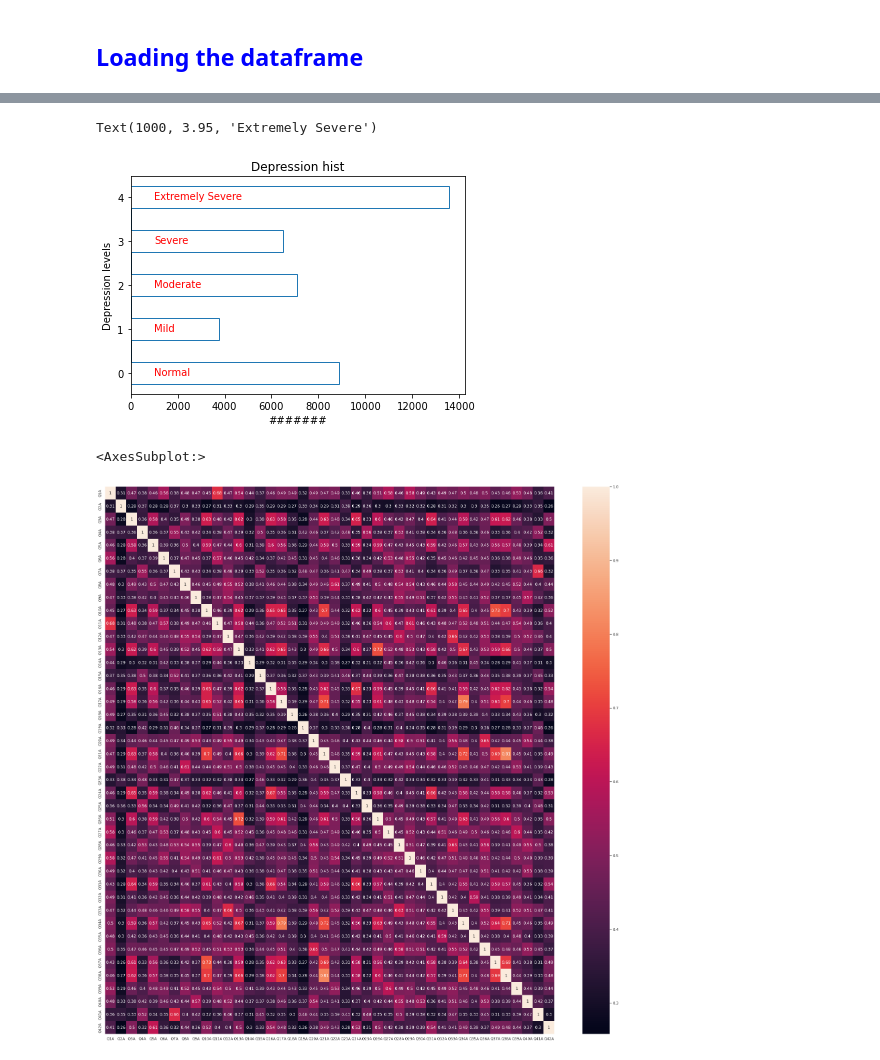
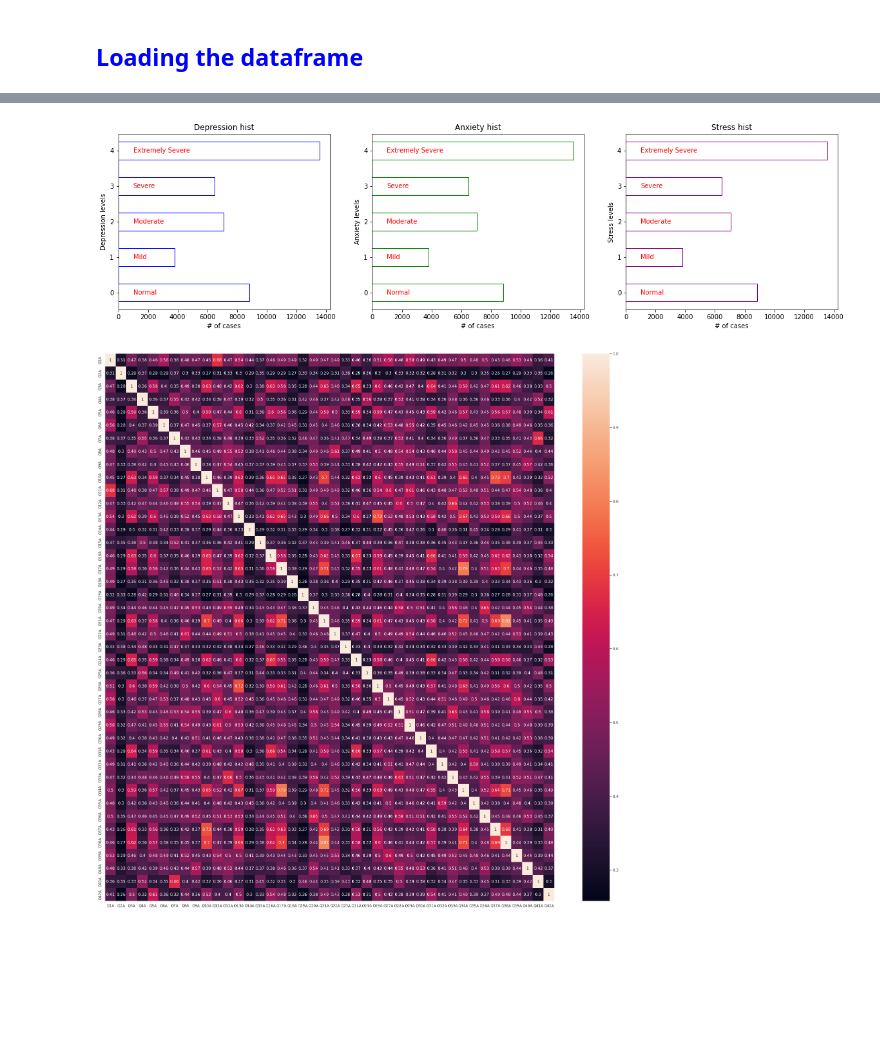
Before and after one commit to pietrodaniele/DAS_prediction, a Jupyter notebook: DSA_prediction.ipynb, the cells around one changed output, grey strips where cells are left out. Cells and saved outputs as stored; diff of their text form; code cells hidden in the pictures; blank space fills up the shorter version.

Commit message:
Added the data displaying

```diff
--- a/DSA_prediction.ipynb
+++ b/DSA_prediction.ipynb
@@ -33,14 +16,0 @@ data
-# %%
-hist = data.hist('y_dep',range=(0,4.5),bins=9,grid=False,\
-                histtype='step',orientation='horizontal',align='left')
-plt.xlabel('#######')
-plt.ylabel('Depression levels')
-plt.title('Depression hist')
-plt.text(1000, -0.05, 'Normal', c='r')
-plt.text(1000, 0.95, 'Mild', c='r')
-plt.text(1000, 1.95, 'Moderate', c='r')
-plt.text(1000, 2.95, 'Severe', c='r')
-plt.text(1000, 3.95, 'Extremely Severe', c='r')
-# %% [output]
-Text(1000, 3.95, 'Extremely Severe')
-[figure, removed]
@@ -49,7 +17,5 @@ corr_matrix = df[index_question].corr()
-# %%
-import seaborn as sns
-sns.set(rc={'figure.figsize':(30,30)})
-sns.heatmap(data=corr_matrix,annot=True)
-# %% [output]
-<AxesSubplot:>
-[figure, removed]
+# %%
+fn.show_data(data)
+# %% [output]
+[figure, added]
+[figure, added]
```
Also changed, not shown: parts of 2 cells of this notebook, 1 other file.
